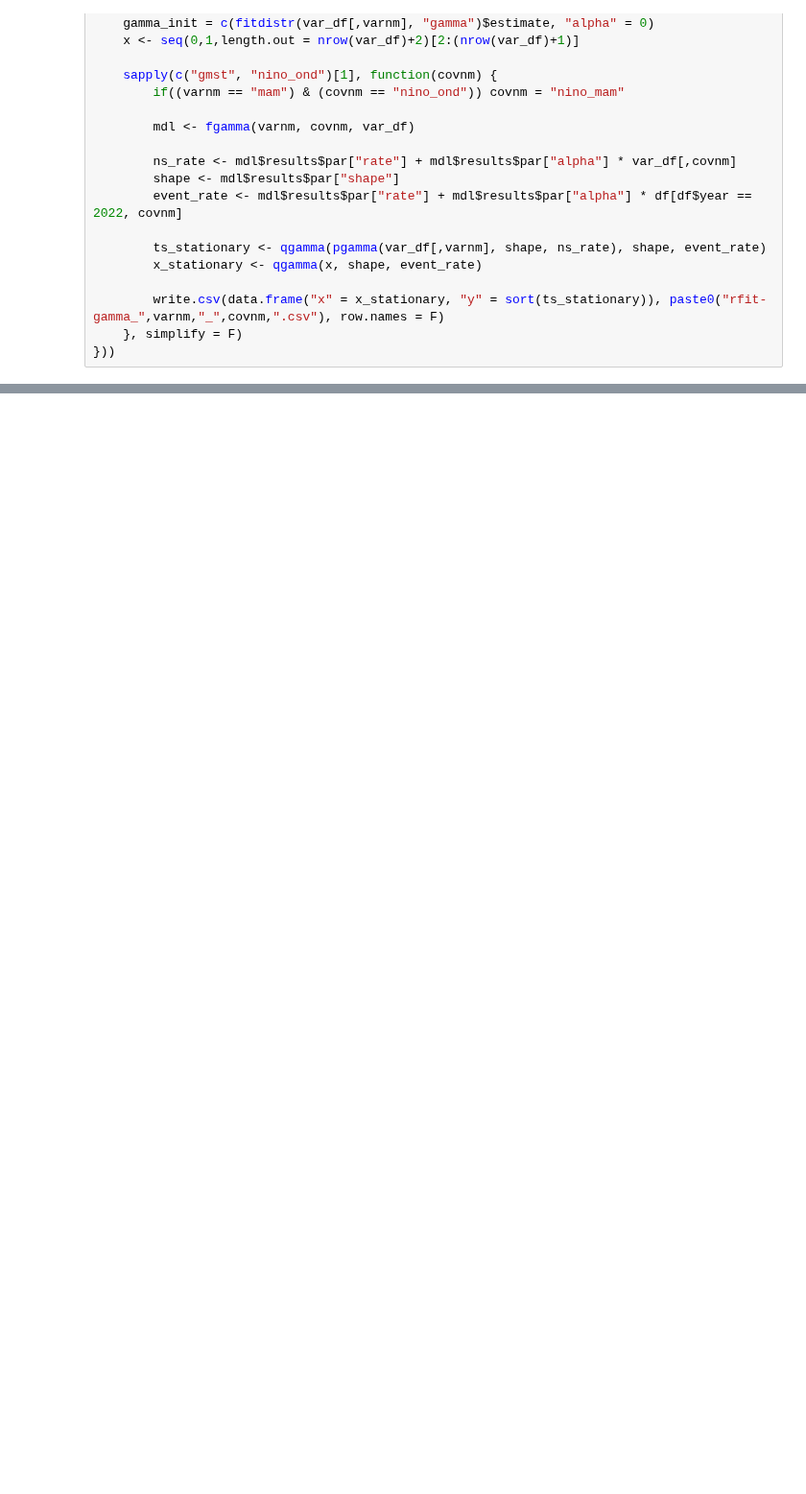
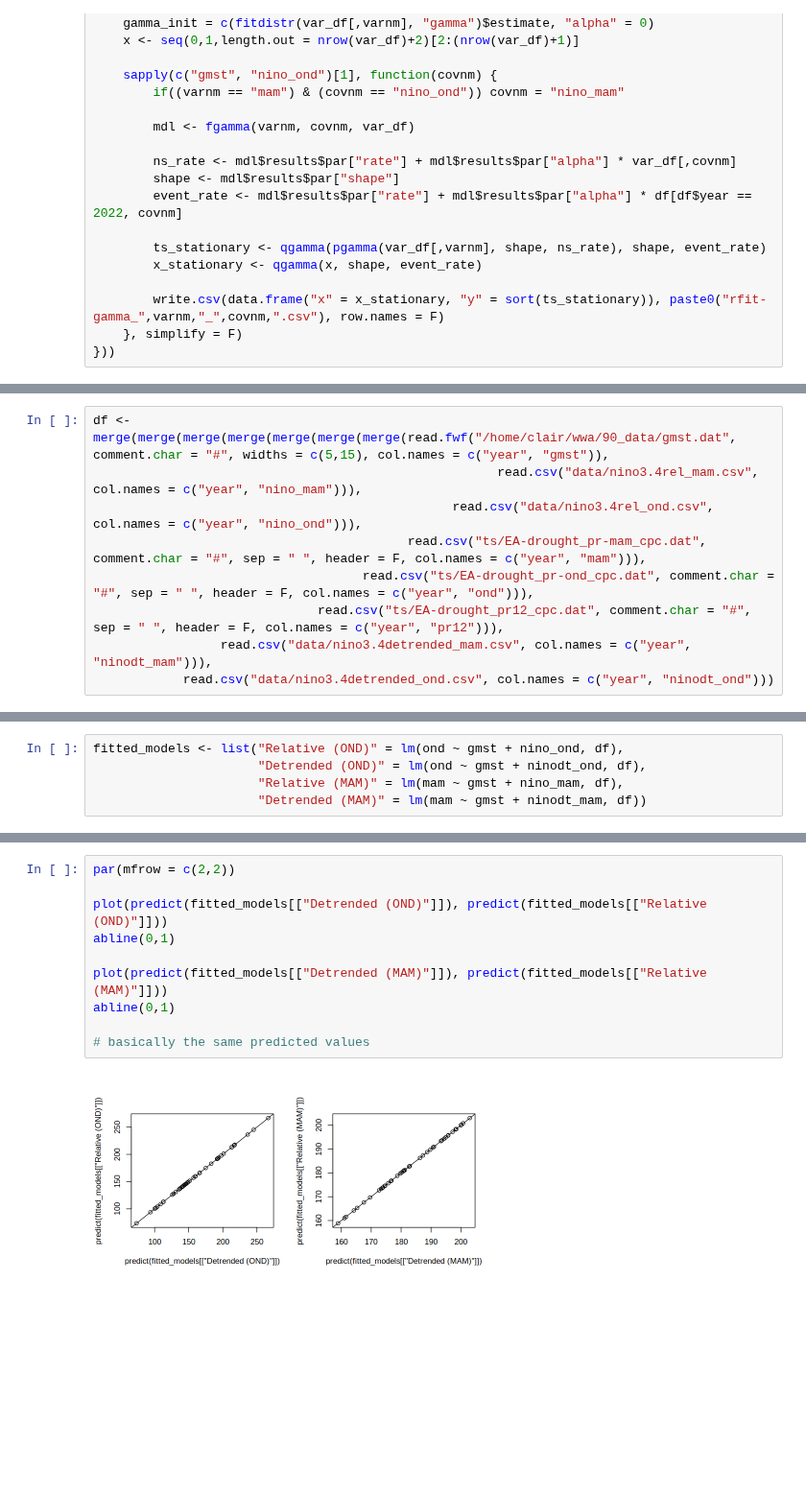
Before and after one commit to clairbarnes/wwa-archive, a Jupyter notebook: 23-03_EA-drought/EA_drought_0R_exploratory.ipynb, the cells around one changed output, grey strips where cells are left out. Shown at 96% size. Cells and saved outputs as stored; diff of their text form; blank space fills up the shorter version.

Commit message:
Checking effect of using detrended Nino3.4, rather than relative Nino3.4

```diff
--- a/23-03_EA-drought/EA_drought_0R_exploratory.ipynb
+++ b/23-03_EA-drought/EA_drought_0R_exploratory.ipynb
@@ -313,0 +317,9 @@ invisible(sapply(c("ond", "mam", "pr12", "pr24")[1], function(varnm) {
+# %%
+df <- merge(merge(merge(merge(merge(merge(merge(read.fwf("/home/clair/wwa/90_data/gmst.dat", comment.char = "#", widths = c(5,15), col.names = c("year", "gmst")),
+                                                      read.csv("data/nino3.4rel_mam.csv", col.names = c("year", "nino_mam"))),
+                                                read.csv("data/nino3.4rel_ond.csv", col.names = c("year", "nino_ond"))),
+                                          read.csv("ts/EA-drought_pr-mam_cpc.dat", comment.char = "#", sep = " ", header = F, col.names = c("year", "mam"))),
+                                    read.csv("ts/EA-drought_pr-ond_cpc.dat", comment.char = "#", sep = " ", header = F, col.names = c("year", "ond"))),
+                              read.csv("ts/EA-drought_pr12_cpc.dat", comment.char = "#", sep = " ", header = F, col.names = c("year", "pr12"))),
+                 read.csv("data/nino3.4detrended_mam.csv", col.names = c("year", "ninodt_mam"))),
+            read.csv("data/nino3.4detrended_ond.csv", col.names = c("year", "ninodt_ond")))
@@ -313,0 +340,5 @@ invisible(sapply(c("ond", "mam", "pr12", "pr24")[1], function(varnm) {
+# %%
+fitted_models <- list("Relative (OND)" = lm(ond ~ gmst + nino_ond, df),
+                      "Detrended (OND)" = lm(ond ~ gmst + ninodt_ond, df),
+                      "Relative (MAM)" = lm(mam ~ gmst + nino_mam, df),
+                      "Detrended (MAM)" = lm(mam ~ gmst + ninodt_mam, df))
@@ -313,0 +362,12 @@ invisible(sapply(c("ond", "mam", "pr12", "pr24")[1], function(varnm) {
+# %%
+par(mfrow = c(2,2))
+
+plot(predict(fitted_models[["Detrended (OND)"]]), predict(fitted_models[["Relative (OND)"]]))
+abline(0,1)
+
+plot(predict(fitted_models[["Detrended (MAM)"]]), predict(fitted_models[["Relative (MAM)"]]))
+abline(0,1)
+
+# basically the same predicted values
+# %% [output]
+[figure, added]
```
Also changed, not shown: parts of 5 cells of this notebook, 1 other file.
